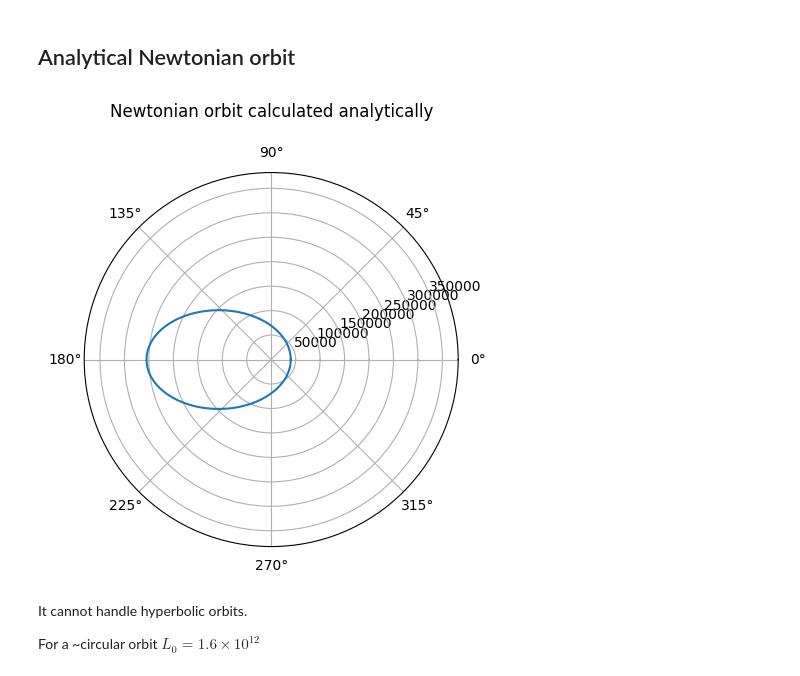
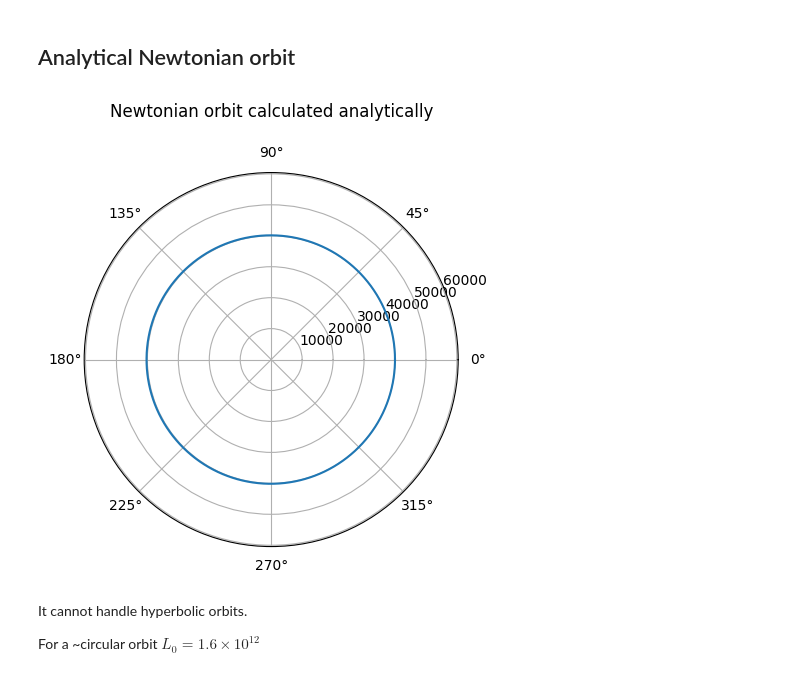
Before and after one commit to villano-lab/general_relativity, a Jupyter notebook: Planar-Orbit.ipynb, the cells around one changed output. Drawn from its saved outputs; the diff is of its cells as text; code cells hidden in the pictures.

```diff
--- a/Planar-Orbit.ipynb
+++ b/Planar-Orbit.ipynb
@@ -7,21 +7,21 @@ import scipy
 # %%
 r = lambda ph, x: x[0]/(np.cos(ph)-x[0]*x[4]*x[1]*(x[2]/x[3])**2*(np.cos(ph)-1))
 G = 6.67431e-11 ### Gravitational Constant
 M = 5.97221e24  ### Earth's Mass
-x = [40000., M, 400., 2.1*1e12, G] ### x =  [r0, M, m, l, G]
+x = [40000., M, 400., 1.6*1e12, G] ### x =  [r0, M, m, l, G]
 ph = np.linspace(0,2*np.pi,1000000)
 R = r(ph,x)
 
 fig = plt.figure(figsize=(10,5))
 ax = fig.add_subplot(projection='polar')
 ax.plot(ph, R)
 ax.set_rmax(1.5*max(R))
 
 ax.set_title("Newtonian orbit calculated analytically", pad=40)
 plt.tight_layout()
 plt.show()
 # %% [output]
-[figure, old version]
+[figure, new version]
 # %% [markdown]
 It cannot handle hyperbolic orbits.
 
```
Also changed, not shown: parts of 10 cells of this notebook, 1 other file.
